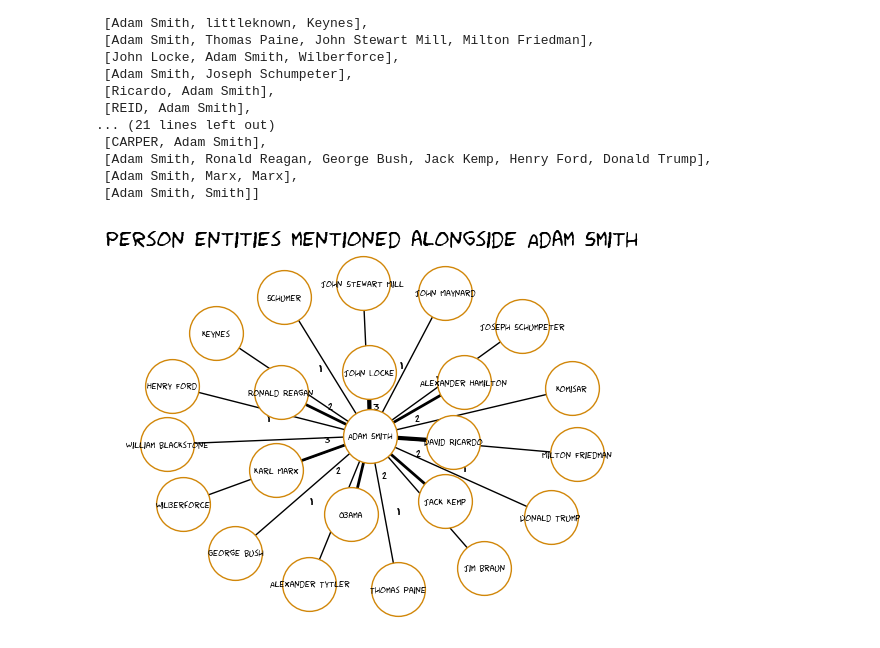
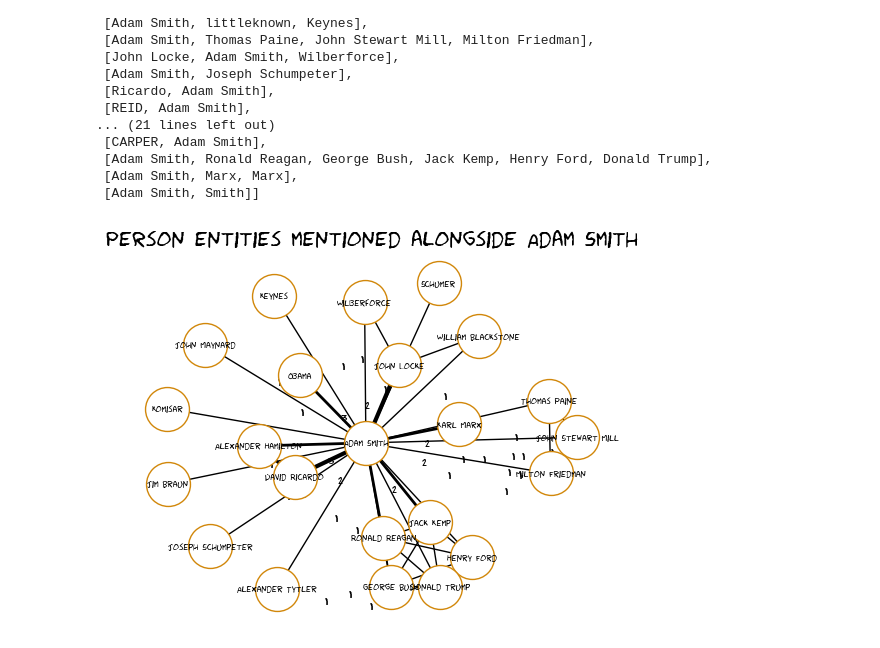
Before and after one commit to yuliiabosher/Adam_Smith_project, a Jupyter notebook: Visualisations.ipynb, the cells around one changed output. Drawn from its saved outputs; the diff is of its cells as text; code cells hidden in the pictures.

Commit message:
added connections between peripheral nodes in network graph

```diff
--- a/Visualisations.ipynb
+++ b/Visualisations.ipynb
@@ -555,19 +555,35 @@ person_entities = {'Ronald Reagan': 2, 'Jim Braun': 1, 'Alexander Hamilton': 2,
 # %%
 fig, ax = plt.subplots()
 G = nx.Graph()
 nodes = list(person_entities.keys())
 nodes.append('Adam Smith')
 G.add_nodes_from(nodes)
 [G.add_edge('Adam Smith', i, weight=person_entities[i]) for i in person_entities]
+G.add_edge('Alexander Hamilton', 'David Ricardo', weight=2)
+G.add_edge('Thomas Paine', 'John Stewart Mill', weight=1)
+G.add_edge('John Stewart Mill', 'Milton Friedman', weight=1)
+G.add_edge('Thomas Paine', 'Milton Friedman', weight=1)
+G.add_edge('John Locke', 'Wilberforce', weight=1)
+G.add_edge('John Locke', 'William Blackstone', weight=1)
+G.add_edge('Ronald Reagan', 'George Bush', weight=1)
+G.add_edge('Ronald Reagan', 'Jack Kemp', weight=1)
+G.add_edge('Ronald Reagan', 'Henry Ford', weight=1)
+G.add_edge('Ronald Reagan', 'Donald Trump', weight=1)
+G.add_edge('George Bush', 'Jack Kemp', weight=1)
+G.add_edge('George Bush', 'Henry Ford', weight=1)
+G.add_edge('George Bush', 'Donald Trump', weight=1)
+G.add_edge('Jack Kemp', 'Henry Ford', weight=1)
+G.add_edge('Jack Kemp', 'Donald Trump', weight=1)
+G.add_edge('Henry Ford', 'Donald Trump', weight=1)
 edge_width = [G[u][v]['weight'] for u, v in G.edges()]
 edge_labels = dict(zip(G.edges(), [str(G[u][v]['weight']) for u, v in G.edges()]))
 pos = nx.spring_layout(G)
 nx.draw_networkx_edge_labels(G, pos, edge_labels=edge_labels, font_size=8, rotate=False, font_family='fantasy')
 for node in nodes:
   G.nodes[node]['label'] = node
-nx.draw(G, width=edge_width, with_labels=True, node_size=1500, font_size=6, font_family='fantasy', node_color='white', edgecolors='#D1870A')
+nx.draw(G, width=edge_width, with_labels=True, node_size=1000, font_size=6, font_family='fantasy', node_color='white', edgecolors='#D1870A')
 font = {'family':'fantasy','color':'black','size':15}
 plt.title('Person entities mentioned alongside Adam Smith',  fontdict=font)
 fig.savefig('network.png', dpi=1000)
 # %% [output]
-[figure, old version]
+[figure, new version]
```
